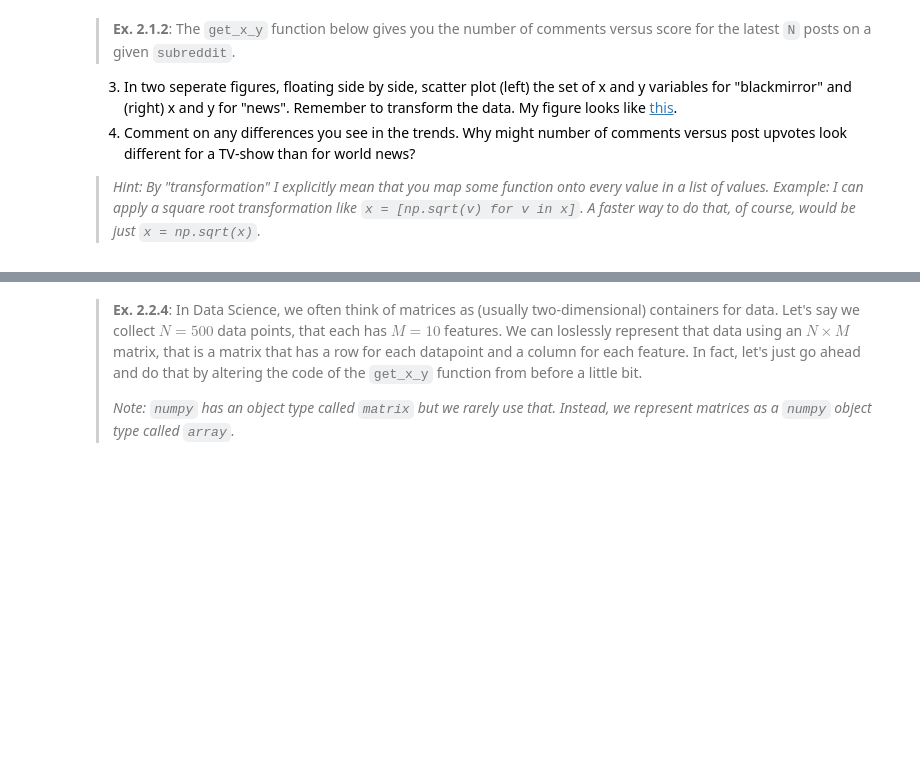
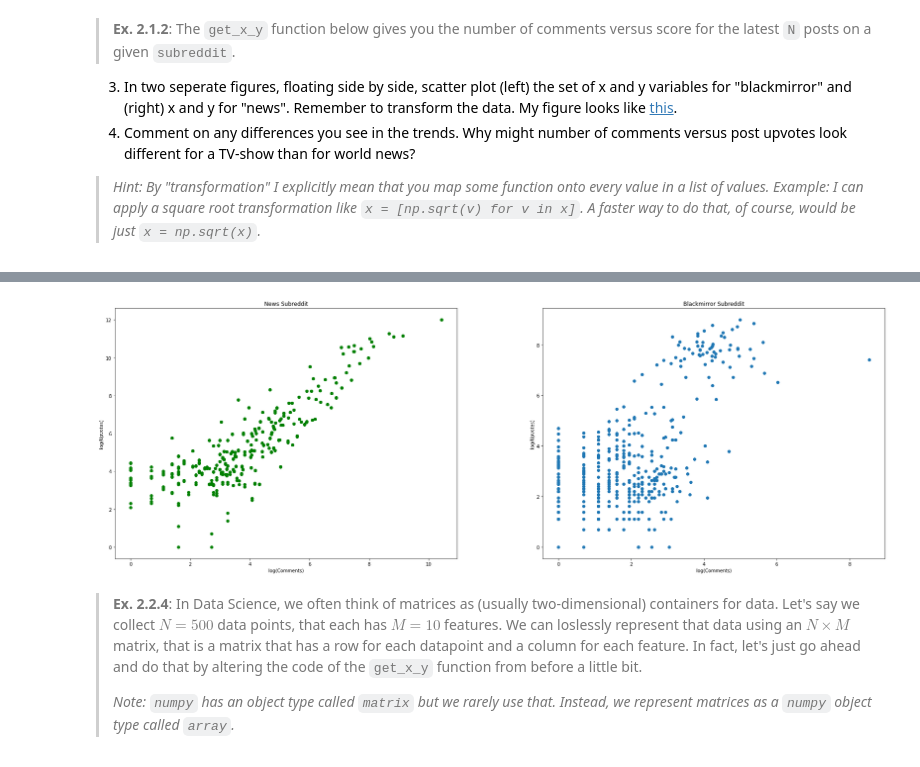
Before and after one commit to wsjung/caobd_f19, a Jupyter notebook: assignments/assignment1.ipynb, the cells around one changed output, grey strips where cells are left out. Cells and saved outputs as stored; diff of their text form; code cells hidden in the pictures; blank space fills up the shorter version.

```diff
--- a/assignments/assignment1.ipynb
+++ b/assignments/assignment1.ipynb
@@ -80,16 +50,6 @@ print(data['data']['children'][0]['data']['subreddit'])
 >**Ex 1.2.5**: Write two `for` loops (or list comprehensions for extra street credits) which:
 >1. Counts the number of spoilers.
 >2. Only prints headlines that aren't spoilers.
-# %%
-posts = data['data']['children']
-
-count = 0
-
-for post in posts:
-    if post['data']['spoiler'] == True:
-        count+=1
-
-print("[spoiler posts]:",count)
 # %% [markdown]
 ### Week 2
 # %% [markdown]
@@ -124,0 +106,10 @@ x, y = get_x_y("news", 500, count=25)
+# %%
+# Answer to #3:
+import matplotlib.pyplot as plt
+import numpy as np
+
+# get data for blackmirror
+x, y = get_x_y("blackmirror", 500, count=25)
+
+# get data for news
+x2, y2 = get_x_y("news", 500, count=25)
@@ -124,0 +134,25 @@ x, y = get_x_y("news", 500, count=25)
+# %%
+# logarithmic transformation for news and plot
+plt.figure(figsize=(30,10))
+plt.subplot(1,2,1)
+x2t = np.log(x2)
+y2t = np.log(y2)
+plt.scatter(x2t,y2t, c = "green")
+plt.title("News Subreddit")
+plt.xlabel("log(Comments)")
+plt.ylabel("log(Upvotes)")
+
+# logarithmic transformation for blackmirror and plot
+plt.subplot(1,2,2)
+xt = np.log(x)
+yt = np.log(y)
+plt.scatter(xt,yt)
+plt.title("Blackmirror Subreddit")
+plt.xlabel("log(Comments)")
+plt.ylabel("log(Upvotes)")
+
+# show the plots side by side
+plt.subplots_adjust(wspace = .25, hspace = .5)
+plt.show()
+# %% [output]
+[figure, added]
```
Also changed, not shown: parts of 48 cells of this notebook.
